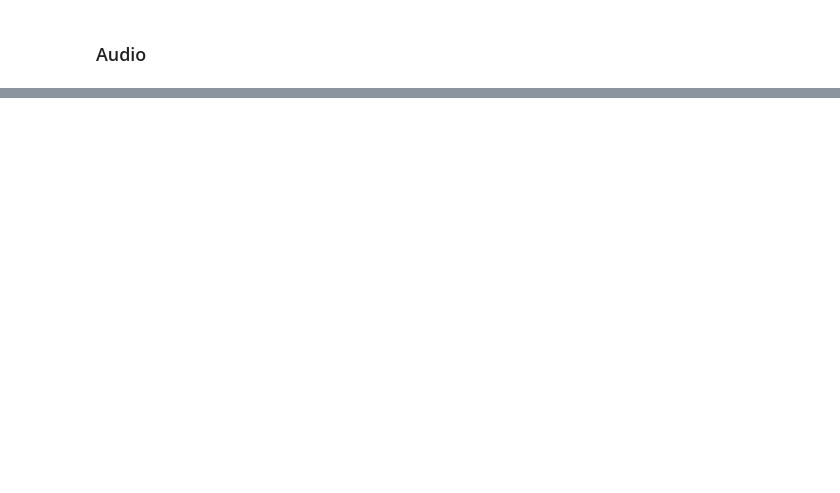
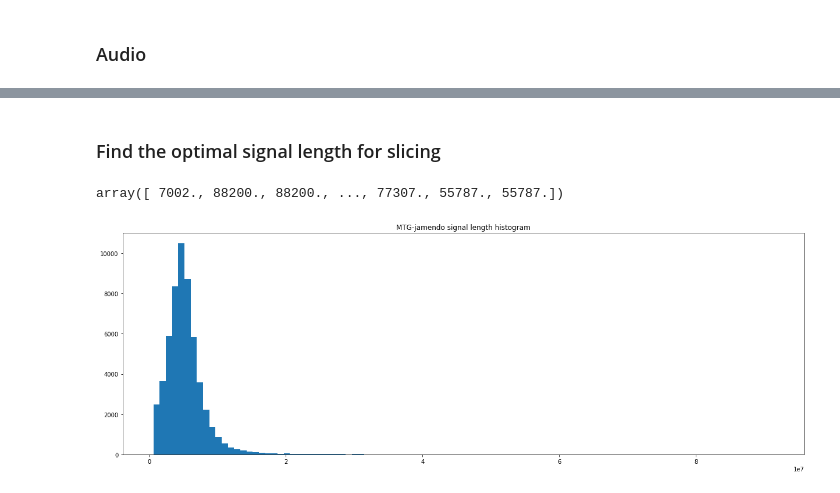
Before and after one commit to Programmatical-tea/music-discern, a Jupyter notebook: Experiment1/experiment1_preprocessing.ipynb, the cells around one changed output, grey strips where cells are left out. Drawn from its saved outputs; the diff is of its cells as text; code cells hidden in the pictures; blank space fills up the shorter version.

```diff
--- a/Experiment1/experiment1_preprocessing.ipynb
+++ b/Experiment1/experiment1_preprocessing.ipynb
@@ -178,0 +237,31 @@ jamendo_tags.head()
+# %% [markdown]
+### Find the optimal signal length for slicing
+# %%
+# Testing the length distribution of each dataset, to find the optimal signal length for slicing.
+n_data_urban = urban_tags.shape[0]
+list_of_times_urban = np.array([])
+n_data_jam = jamendo_tags.shape[0]
+jam_id_list = jamendo_tags['id'].to_numpy()
+list_of_times_jam = np.array([])
+
+
+# Create histogram for urban
+for i in trange(n_data_urban):
+    #the sample rates are different for each, so this procedure is necessary.
+    temp_fold_template = pathlib.Path("fold"+str(urban_tags['fold'][i]))
+    temp_filepath = pathlib.Path(urban_audio_folders_path/temp_fold_template/urban_tags['slice_file_name'][i])
+    temp_time_pressure_array,sr = librosa.load(temp_filepath, res_type='kaiser_fast')
+    list_of_times_urban = np.append(list_of_times_urban,[len(temp_time_pressure_array)])
+
+for i in trange(n_data_jam):
+    list_of_times_jam = np.append(list_of_times_jam,[jamendo_tags['duration'][jam_id_list[i]]*22050])
+# %%
+list_of_times_urban
+# %% [output]
+array([ 7002., 88200., 88200., ..., 77307., 55787., 55787.])
+# %%
+plt.figure(figsize=(21, 7))
+plt.title('MTG-jamendo signal length histogram')
+_ = plt.hist(list_of_times_jam,bins=100)
+# %% [output]
+[figure, added]
```
Also changed, not shown: parts of 18 cells of this notebook, 1 other file.
